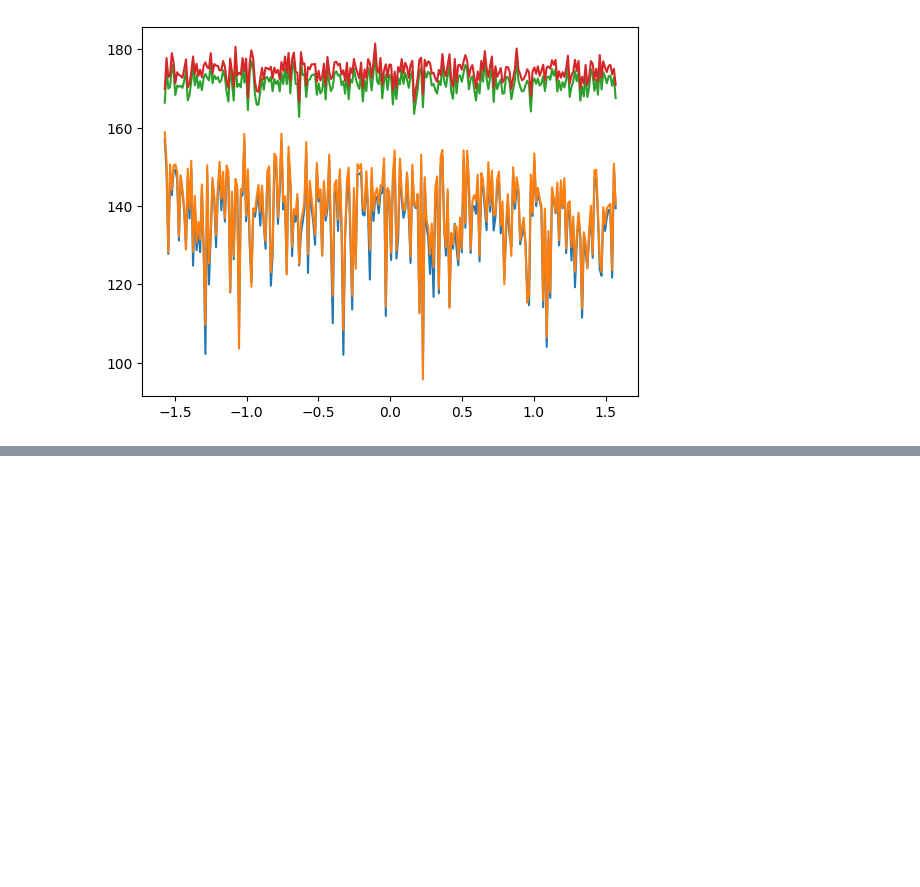
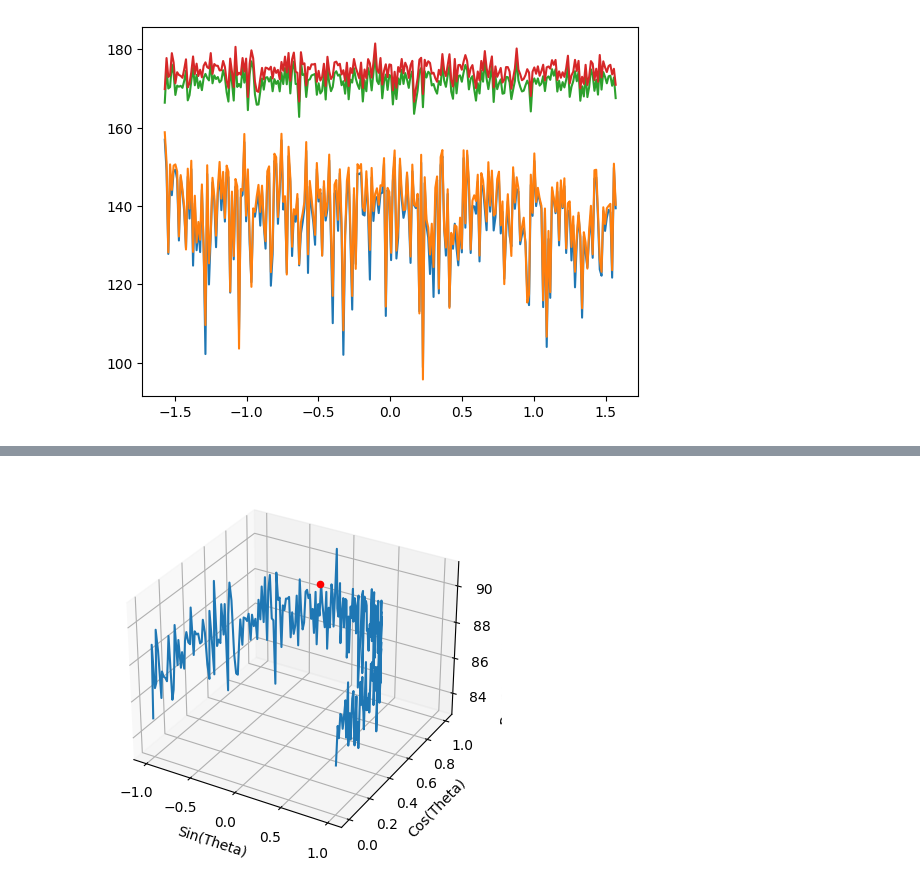
Before and after one commit to MaxTalberg/SKA-low-mini-project, a Jupyter notebook: harp_beam/CW.ipynb, the cells around one changed output, grey strips where cells are left out. Saved outputs shown, nothing was run; the diff lists cells and outputs as text; code cells hidden in the pictures; blank space fills up the shorter version.

```diff
--- a/harp_beam/CW.ipynb
+++ b/harp_beam/CW.ipynb
@@ -105,0 +107,32 @@ plt.legend()
+# %%
+from mpl_toolkits.mplot3d import Axes3D
+
+x = np.sin(theta)
+y = np.cos(theta)
+z = beamformed_polX_dBV
+
+# Create a 3D plot
+fig = plt.figure()
+ax = fig.add_subplot(111, projection='3d')
+
+# Plot the beam pattern as a line in the phi = 0 plane
+ax.plot(x, y, z)
+
+# Set labels
+ax.set_xlabel('Sin(Theta)')
+ax.set_ylabel('Cos(Theta)')
+ax.set_zlabel('Response (Arbitrary Units)')
+
+# mark the steering direction
+# Convert the steering direction to sine-cosine coordinates
+steering_theta, steering_phi = np.radians(40), np.radians(80)
+steering_x = np.sin(steering_theta) * np.cos(steering_phi)
+steering_y = np.sin(steering_theta) * np.sin(steering_phi)
+
+# Mark the steering direction on the plot
+ax.scatter([steering_x], [steering_y], [max(z)], color='red')
+
+# Show the plot
+plt.show()
+# %% [output]
+[figure, added]
```
Also changed, not shown: parts of 1 cell of this notebook.
